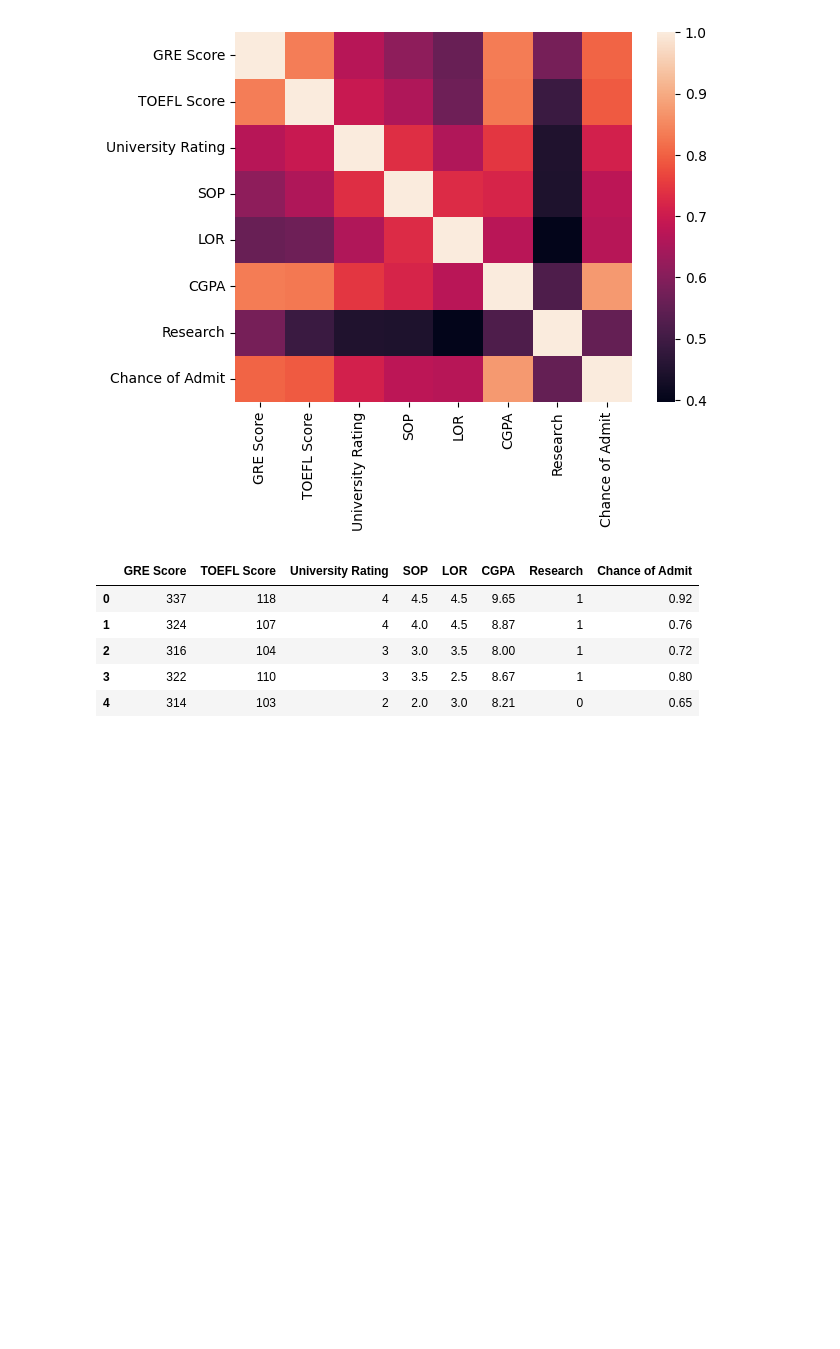
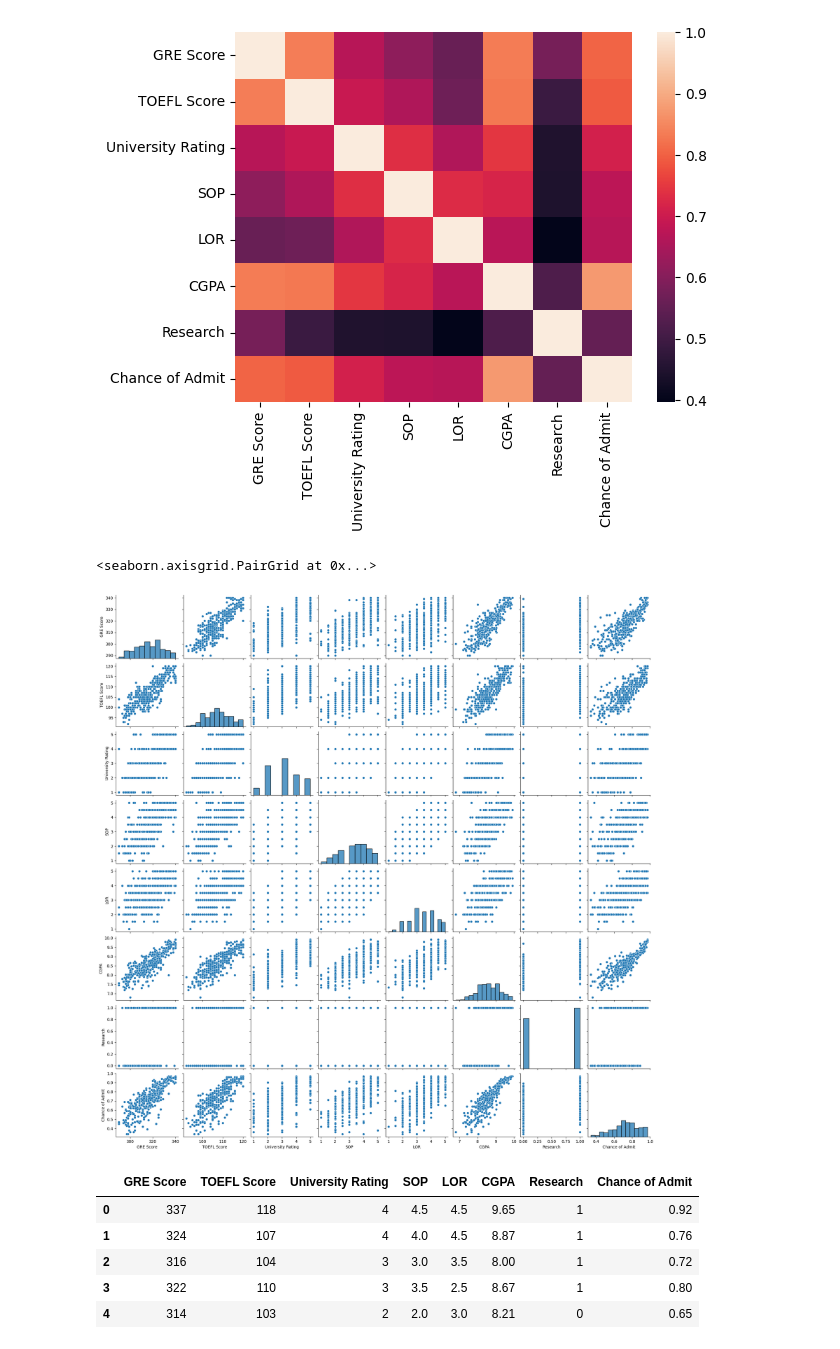
Before and after one commit to AdityaGupta-debug/MiniProject-Graduate-Admission-Prediction-with-Artificial-Neural-Network, a Jupyter notebook: project.ipynb, the cells around one changed output. Cells and saved outputs as stored; diff of their text form; code cells hidden in the pictures; blank space fills up the shorter version.

Commit message:
pairplot added

```diff
--- a/project.ipynb
+++ b/project.ipynb
@@ -85,6 +85,11 @@ sns.heatmap(df.corr())
 # %% [output]
 <Axes: >
 [figure]
+# %%
+sns.pairplot(df)
+# %% [output]
+<seaborn.axisgrid.PairGrid at 0x...>
+[figure, added]
 # %%
 df =df.drop('Serial No.', axis = 1)
 # %%
```
Also changed, not shown: parts of 7 cells of this notebook.
